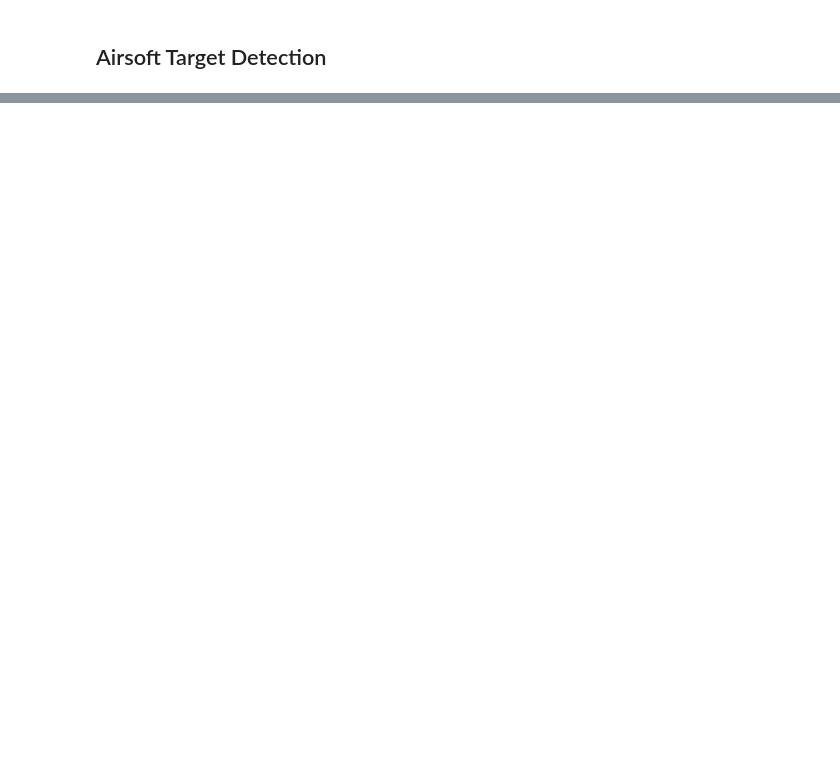
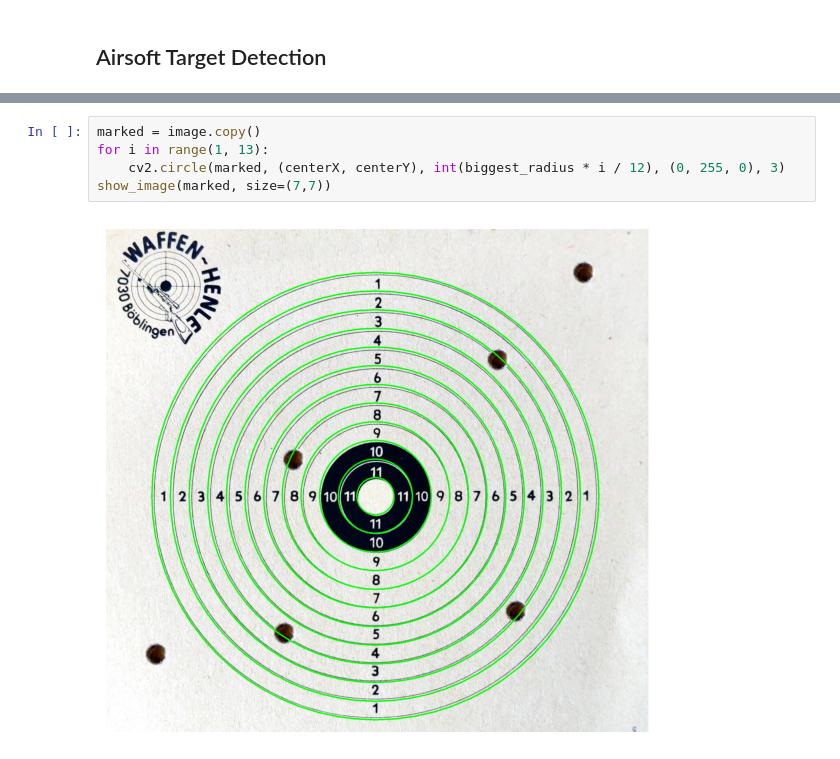
Before and after one commit to NiclasEgeler/AirgunTarget, a Jupyter notebook: target_detection.ipynb, the cells around one changed output, grey strips where cells are left out. Saved outputs shown, nothing was run; the diff lists cells and outputs as text; blank space fills up the shorter version.

```diff
--- a/target_detection.ipynb
+++ b/target_detection.ipynb
@@ -112,0 +89,7 @@ show_image(output_2, size=(7,7))
+# %%
+marked = image.copy()
+for i in range(1, 13):
+    cv2.circle(marked, (centerX, centerY), int(biggest_radius * i / 12), (0, 255, 0), 3)
+show_image(marked, size=(7,7))
+# %% [output]
+[figure, added]
```
Also changed, not shown: parts of 10 cells of this notebook, 2 other files.
